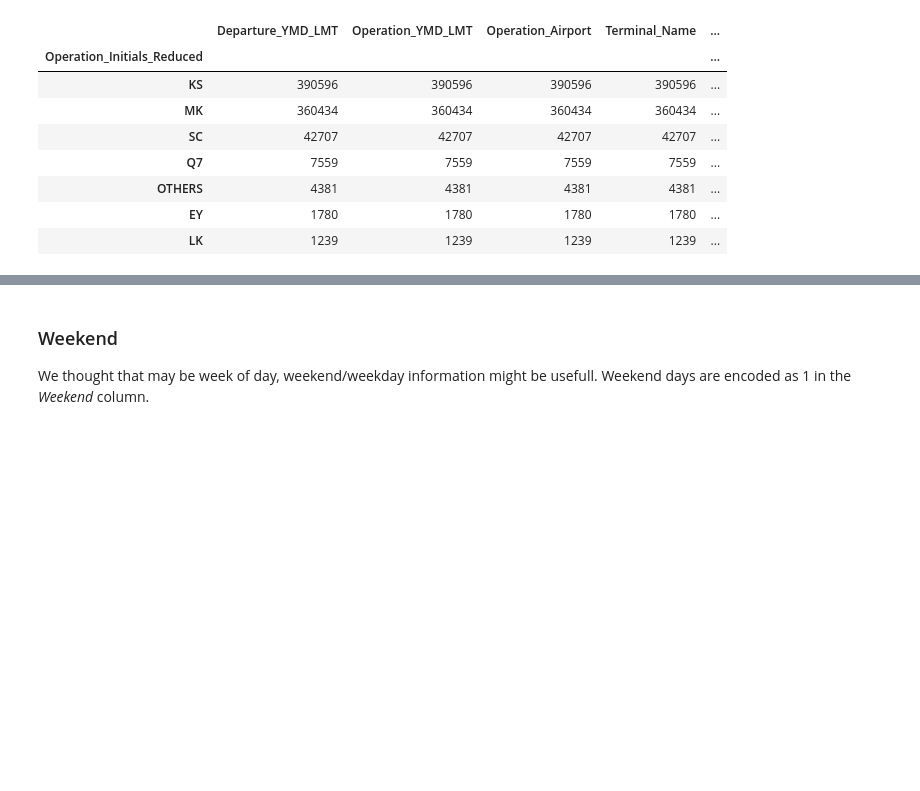
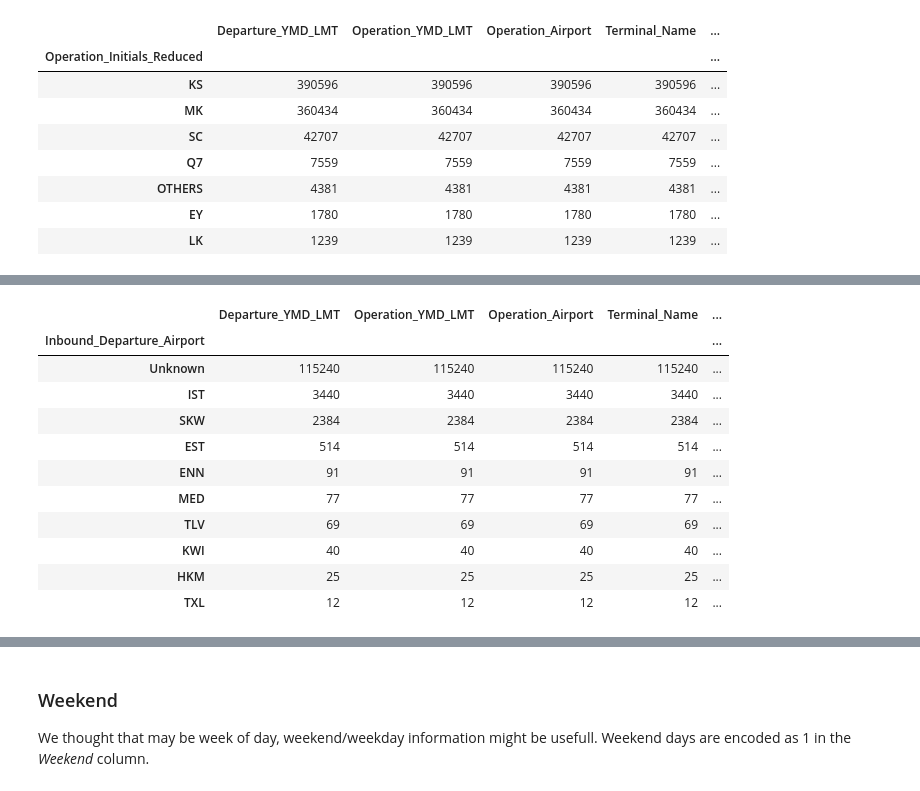
Before and after one commit to duyqu-chan/THY-Travel-Datathon, a Jupyter notebook: TravelDatathon_preselection_24082019.ipynb, the cells around one changed output, grey strips where cells are left out. Saved outputs shown, nothing was run; the diff lists cells and outputs as text; code cells hidden in the pictures; blank space fills up the shorter version.

```diff
--- a/TravelDatathon_preselection_24082019.ipynb
+++ b/TravelDatathon_preselection_24082019.ipynb
@@ -759,0 +777,15 @@ train_df.groupby('Operation_Initials_Reduced').count().sort_values('Operation_Ai
+# %%
+result_df.groupby('Inbound_Departure_Airport').count().sort_values('Operation_Airport', ascending=False).head(10)
+# %% [output]
+|  | Departure_YMD_LMT | Operation_YMD_LMT | Operation_Airport | Terminal_Name | ... |
+| Inbound_Departure_Airport |  |  |  |  | ... |
+| Unknown | 115240 | 115240 | 115240 | 115240 | ... |
+| IST | 3440 | 3440 | 3440 | 3440 | ... |
+| SKW | 2384 | 2384 | 2384 | 2384 | ... |
+| EST | 514 | 514 | 514 | 514 | ... |
+| ENN | 91 | 91 | 91 | 91 | ... |
+| MED | 77 | 77 | 77 | 77 | ... |
+| TLV | 69 | 69 | 69 | 69 | ... |
+| KWI | 40 | 40 | 40 | 40 | ... |
+| HKM | 25 | 25 | 25 | 25 | ... |
+| TXL | 12 | 12 | 12 | 12 | ... |
```
Also changed, not shown: parts of 13 cells of this notebook.
